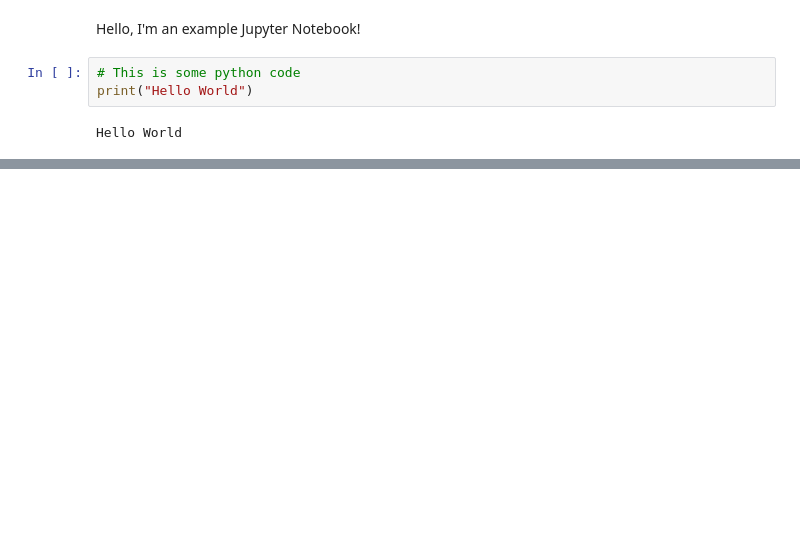
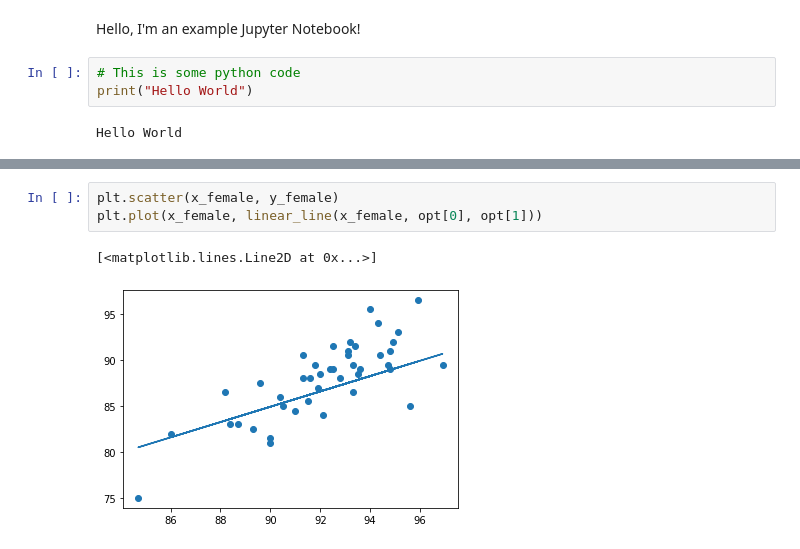
Before and after one commit to 1chcastroleonardo/Homework2, a Jupyter notebook: notebook/example.ipynb, the cells around one changed output, grey strips where cells are left out. Drawn from its saved outputs; the diff is of its cells as text; blank space fills up the shorter version.

```diff
--- a/notebook/example.ipynb
+++ b/notebook/example.ipynb
@@ -11,0 +116,6 @@ import np as numpy
+# %%
+plt.scatter(x_female, y_female)
+plt.plot(x_female, linear_line(x_female, opt[0], opt[1]))
+# %% [output]
+[<matplotlib.lines.Line2D at 0x...>]
+[figure, added]
```
Also changed, not shown: parts of 69 cells of this notebook.
